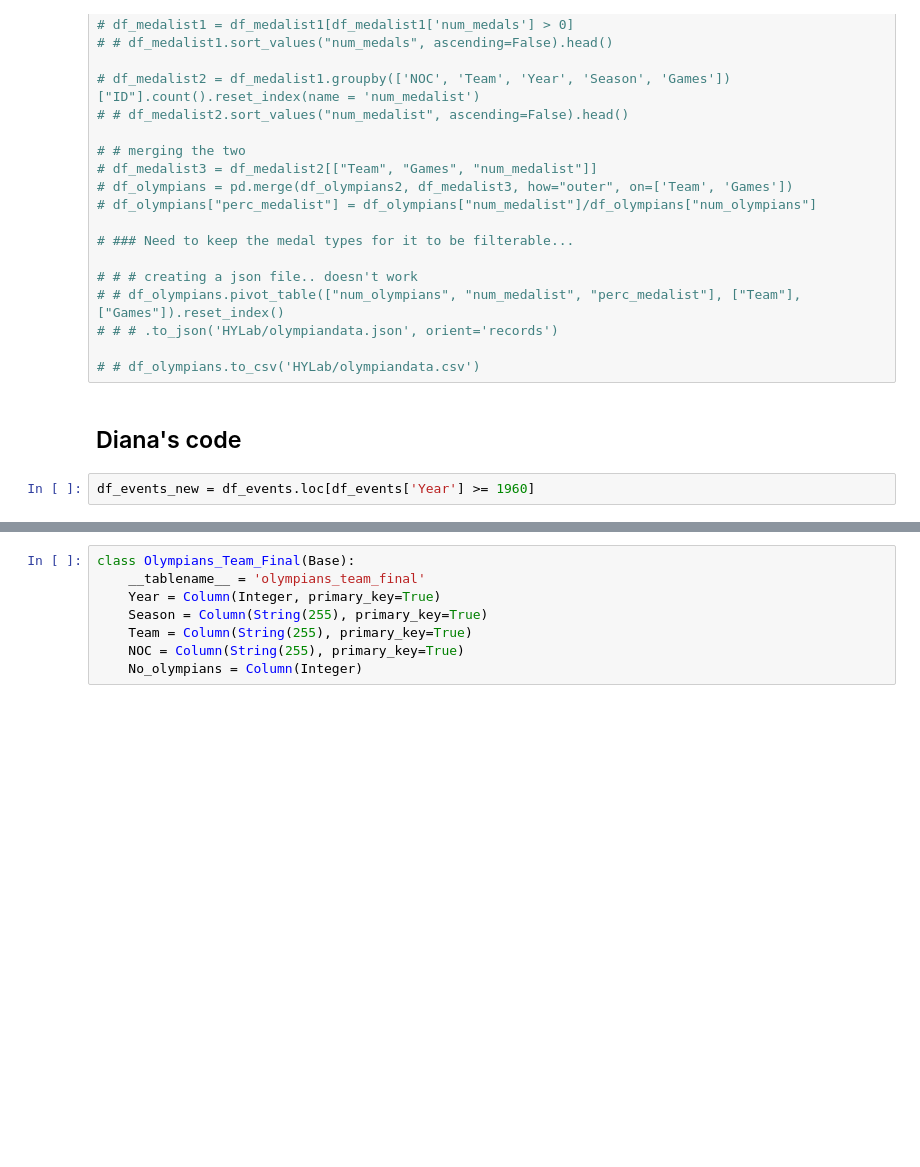
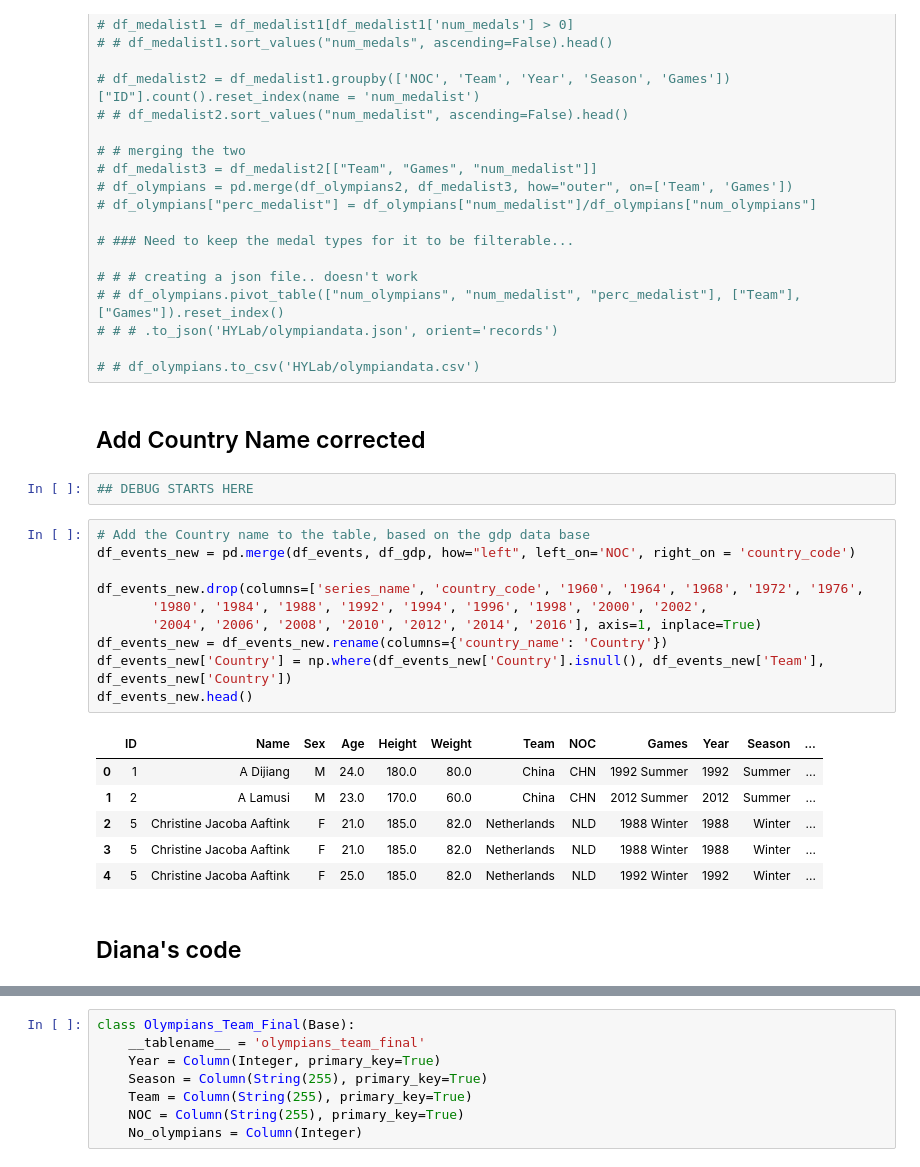
Before and after one commit to hanesy/olympics_dash, a Jupyter notebook: data_exploration.ipynb, the cells around one changed output, grey strips where cells are left out. Drawn from its saved outputs; the diff is of its cells as text; blank space fills up the shorter version.

```diff
--- a/data_exploration.ipynb
+++ b/data_exploration.ipynb
@@ -239,10 +245,29 @@ medals_gb = medals.groupby(['NOC'])["Medal"].count().rename_axis('country_code')
 # # # .to_json('HYLab/olympiandata.json', orient='records')
 
 # # df_olympians.to_csv('HYLab/olympiandata.csv')
+# %% [markdown]
+## Add Country Name corrected
+# %%
+## DEBUG STARTS HERE
+# %%
+# Add the Country name to the table, based on the gdp data base
+df_events_new = pd.merge(df_events, df_gdp, how="left", left_on='NOC', right_on = 'country_code')
+
+df_events_new.drop(columns=['series_name', 'country_code', '1960', '1964', '1968', '1972', '1976',
+       '1980', '1984', '1988', '1992', '1994', '1996', '1998', '2000', '2002',
+       '2004', '2006', '2008', '2010', '2012', '2014', '2016'], axis=1, inplace=True)
+df_events_new = df_events_new.rename(columns={'country_name': 'Country'})
+df_events_new['Country'] = np.where(df_events_new['Country'].isnull(), df_events_new['Team'], df_events_new['Country'])
+df_events_new.head()
+# %% [output]
+|  | ID | Name | Sex | Age | Height | Weight | Team | NOC | Games | Year | Season | ... |
+| 0 | 1 | A Dijiang | M | 24.0 | 180.0 | 80.0 | China | CHN | 1992 Summer | 1992 | Summer | ... |
+| 1 | 2 | A Lamusi | M | 23.0 | 170.0 | 60.0 | China | CHN | 2012 Summer | 2012 | Summer | ... |
+| 2 | 5 | Christine Jacoba Aaftink | F | 21.0 | 185.0 | 82.0 | Netherlands | NLD | 1988 Winter | 1988 | Winter | ... |
+| 3 | 5 | Christine Jacoba Aaftink | F | 21.0 | 185.0 | 82.0 | Netherlands | NLD | 1988 Winter | 1988 | Winter | ... |
+| 4 | 5 | Christine Jacoba Aaftink | F | 25.0 | 185.0 | 82.0 | Netherlands | NLD | 1992 Winter | 1992 | Winter | ... |
 # %% [markdown]
 ## Diana's code
-# %%
-df_events_new = df_events.loc[df_events['Year'] >= 1960]
 # %%
 df_events_new.columns
 # %% [output]
```
Also changed, not shown: parts of 12 cells of this notebook.
